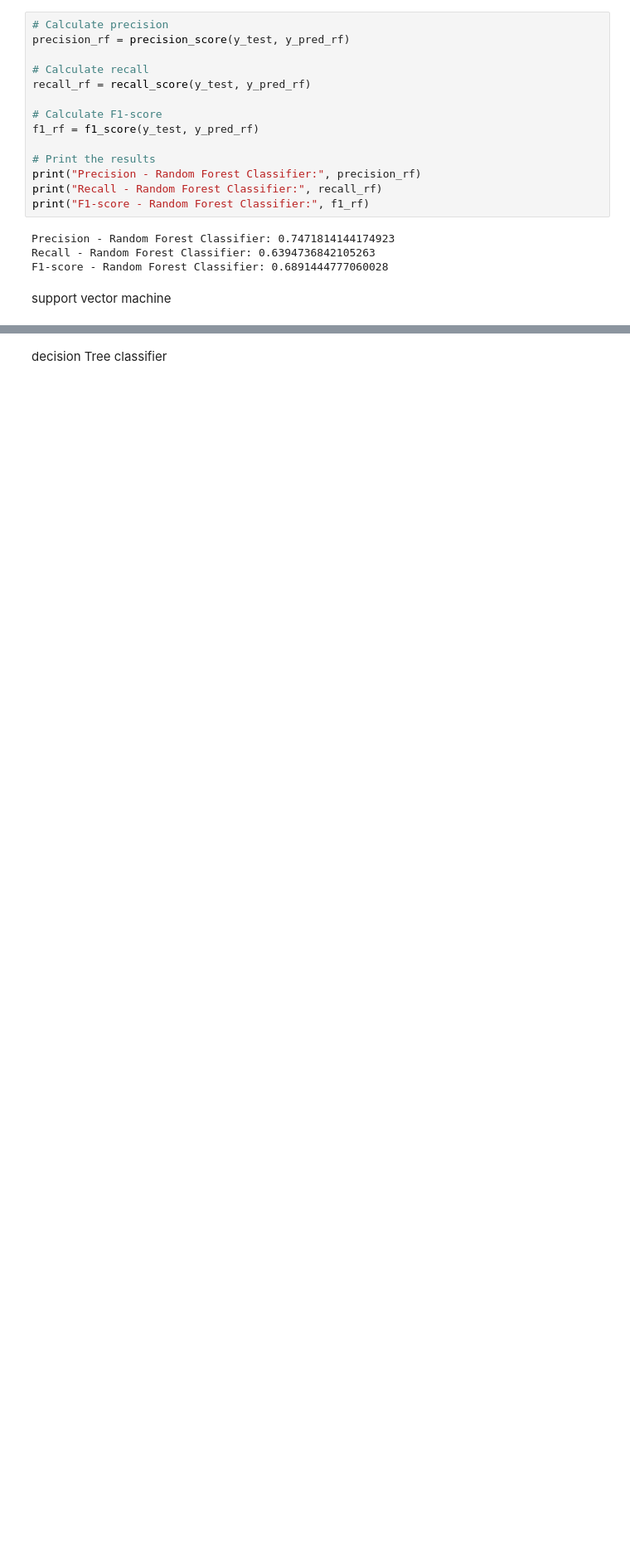
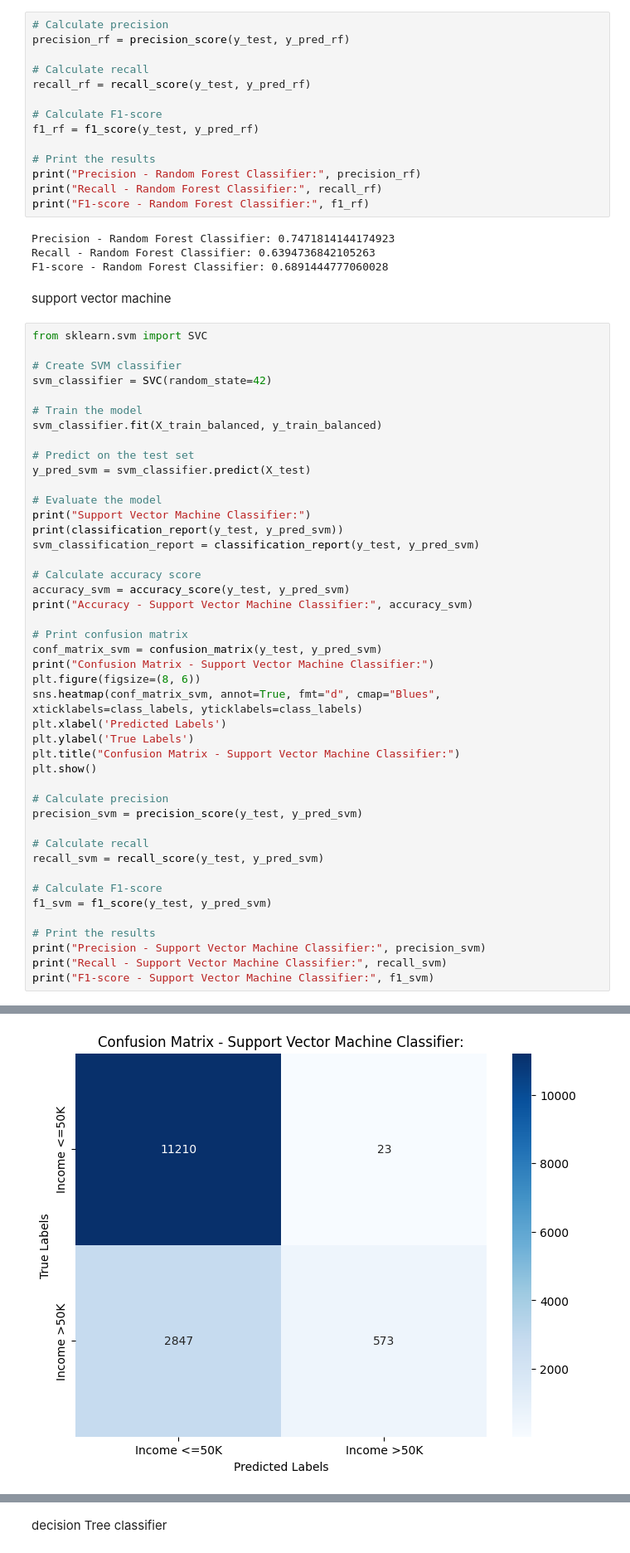
Before and after one commit to AzwadFawadHasan/PredictingIncomeClass, a Jupyter notebook: Experiment_1.ipynb, the cells around one changed output, grey strips where cells are left out. Shown at 83% size. Saved outputs shown, nothing was run; the diff lists cells and outputs as text; blank space fills up the shorter version.

```diff
--- a/Experiment_1.ipynb
+++ b/Experiment_1.ipynb
@@ -428,3 +428,48 @@ Recall - Random Forest Classifier: 0.6394736842105263
 F1-score - Random Forest Classifier: 0.6891444777060028
 # %% [markdown]
 support vector machine
+# %%
+from sklearn.svm import SVC
+
+# Create SVM classifier
+svm_classifier = SVC(random_state=42)
+
+# Train the model
+svm_classifier.fit(X_train_balanced, y_train_balanced)
+
+# Predict on the test set
+y_pred_svm = svm_classifier.predict(X_test)
+
+# Evaluate the model
+print("Support Vector Machine Classifier:")
+print(classification_report(y_test, y_pred_svm))
+svm_classification_report = classification_report(y_test, y_pred_svm)
+
+# Calculate accuracy score
+accuracy_svm = accuracy_score(y_test, y_pred_svm)
+print("Accuracy - Support Vector Machine Classifier:", accuracy_svm)
+
+# Print confusion matrix
+conf_matrix_svm = confusion_matrix(y_test, y_pred_svm)
+print("Confusion Matrix - Support Vector Machine Classifier:")
+plt.figure(figsize=(8, 6))
+sns.heatmap(conf_matrix_svm, annot=True, fmt="d", cmap="Blues", xticklabels=class_labels, yticklabels=class_labels)
+plt.xlabel('Predicted Labels')
+plt.ylabel('True Labels')
+plt.title("Confusion Matrix - Support Vector Machine Classifier:")
+plt.show()
+
+# Calculate precision
+precision_svm = precision_score(y_test, y_pred_svm)
+
+# Calculate recall
+recall_svm = recall_score(y_test, y_pred_svm)
+
+# Calculate F1-score
+f1_svm = f1_score(y_test, y_pred_svm)
+
+# Print the results
+print("Precision - Support Vector Machine Classifier:", precision_svm)
+print("Recall - Support Vector Machine Classifier:", recall_svm)
+print("F1-score - Support Vector Machine Classifier:", f1_svm)
+# %% [output]
@@ -430,0 +488 @@ support vector machine
+[figure, added]
```
Also changed, not shown: parts of 10 cells of this notebook.
